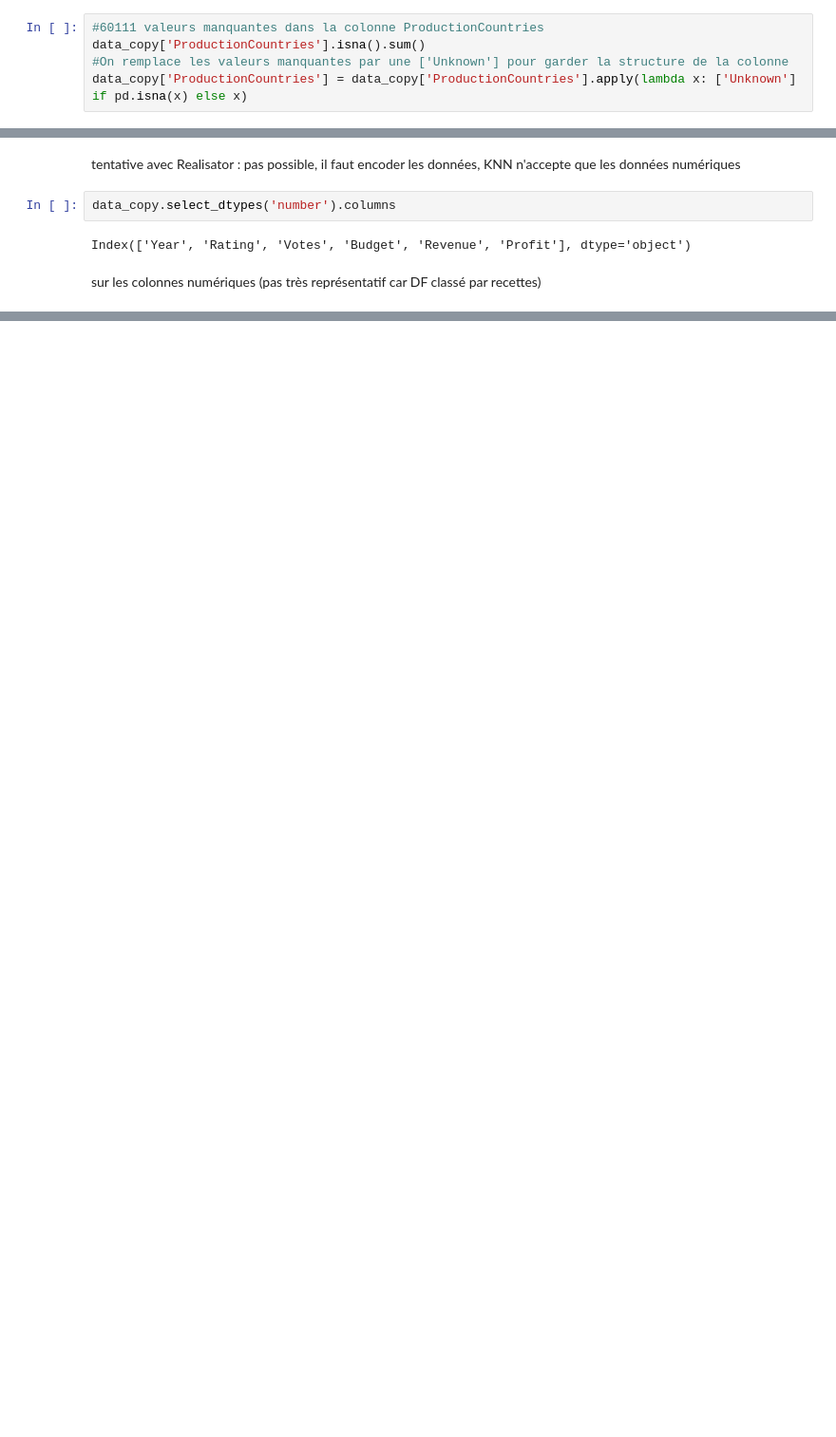
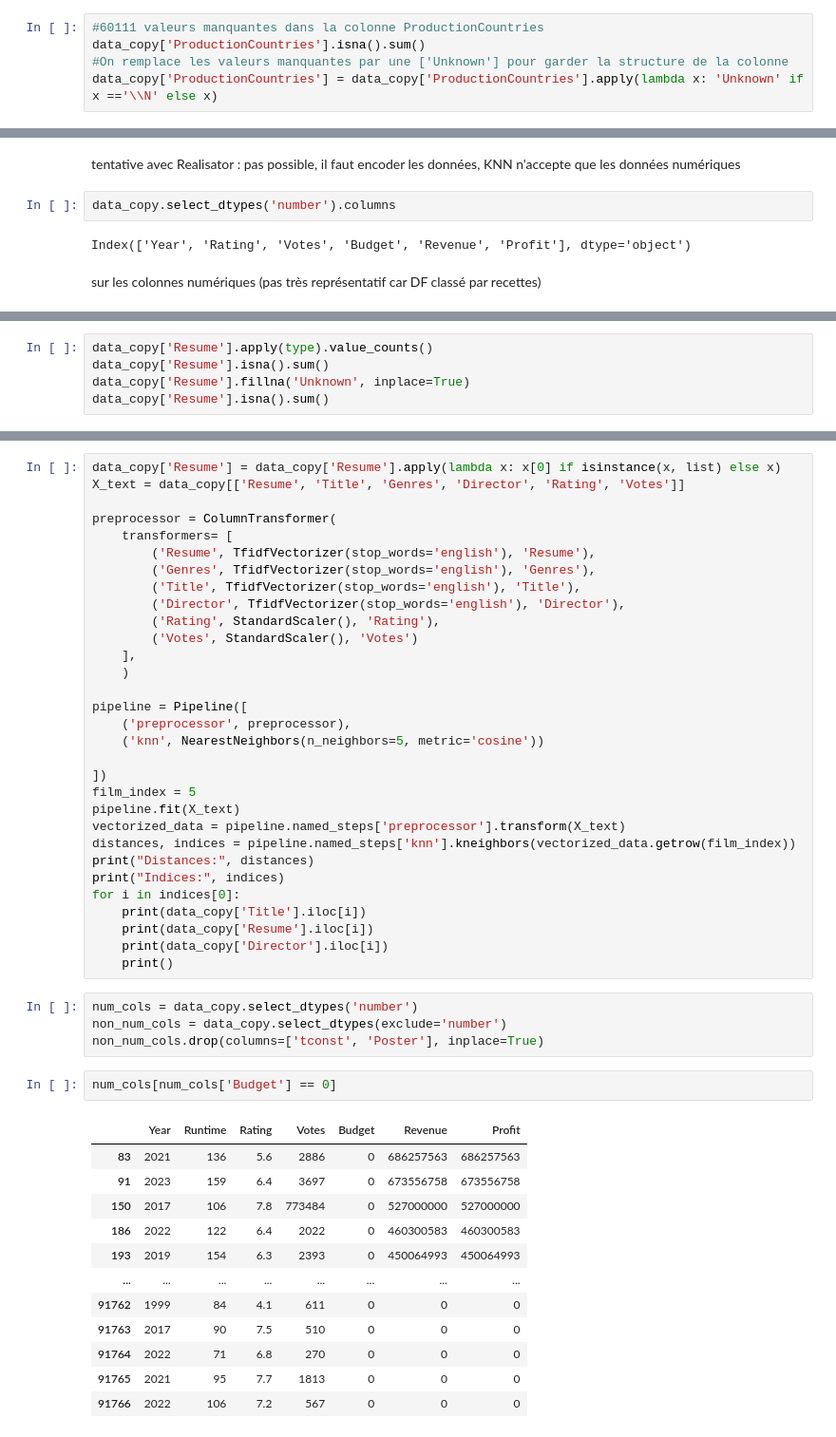
Before and after one commit to Jean-Patrick-Alcolea/Projet-2, a Jupyter notebook: notebooks/exploration KNN Antoine.ipynb, the cells around one changed output, grey strips where cells are left out. Shown at 95% size. Saved outputs shown, nothing was run; the diff lists cells and outputs as text; blank space fills up the shorter version.

Commit message:
CLEAN DATA

```diff
--- a/notebooks/exploration KNN Antoine.ipynb
+++ b/notebooks/exploration KNN Antoine.ipynb
@@ -72,4 +106,4 @@ memory usage: 13.2+ MB
 #60111 valeurs manquantes dans la colonne ProductionCountries
 data_copy['ProductionCountries'].isna().sum()
 #On remplace les valeurs manquantes par une ['Unknown'] pour garder la structure de la colonne
-data_copy['ProductionCountries'] = data_copy['ProductionCountries'].apply(lambda x: ['Unknown'] if pd.isna(x) else x)
+data_copy['ProductionCountries'] = data_copy['ProductionCountries'].apply(lambda x: 'Unknown' if x =='\\N' else x)
@@ -239,0 +303,5 @@ The Lord of the Rings: The Fellowship of the Ring
+# %%
+data_copy['Resume'].apply(type).value_counts()
+data_copy['Resume'].isna().sum()
+data_copy['Resume'].fillna('Unknown', inplace=True)
+data_copy['Resume'].isna().sum()
@@ -239,0 +340,50 @@ The Lord of the Rings: The Fellowship of the Ring
+# %%
+data_copy['Resume'] = data_copy['Resume'].apply(lambda x: x[0] if isinstance(x, list) else x)
+X_text = data_copy[['Resume', 'Title', 'Genres', 'Director', 'Rating', 'Votes']]
+
+preprocessor = ColumnTransformer(
+    transformers= [
+        ('Resume', TfidfVectorizer(stop_words='english'), 'Resume'),
+        ('Genres', TfidfVectorizer(stop_words='english'), 'Genres'),
+        ('Title', TfidfVectorizer(stop_words='english'), 'Title'),
+        ('Director', TfidfVectorizer(stop_words='english'), 'Director'),
+        ('Rating', StandardScaler(), 'Rating'),
+        ('Votes', StandardScaler(), 'Votes')
+    ],
+    )
+
+pipeline = Pipeline([
+    ('preprocessor', preprocessor),
+    ('knn', NearestNeighbors(n_neighbors=5, metric='cosine'))
+
+])
+film_index = 5
+pipeline.fit(X_text)
+vectorized_data = pipeline.named_steps['preprocessor'].transform(X_text)
+distances, indices = pipeline.named_steps['knn'].kneighbors(vectorized_data.getrow(film_index))
+print("Distances:", distances)
+print("Indices:", indices)
+for i in indices[0]:
+    print(data_copy['Title'].iloc[i])
+    print(data_copy['Resume'].iloc[i])
+    print(data_copy['Director'].iloc[i])
+    print()
+# %%
+num_cols = data_copy.select_dtypes('number')
+non_num_cols = data_copy.select_dtypes(exclude='number')
+non_num_cols.drop(columns=['tconst', 'Poster'], inplace=True)
+# %%
+num_cols[num_cols['Budget'] == 0]
+# %% [output]
+|  | Year | Runtime | Rating | Votes | Budget | Revenue | Profit |
+| 83 | 2021 | 136 | 5.6 | 2886 | 0 | 686257563 | 686257563 |
+| 91 | 2023 | 159 | 6.4 | 3697 | 0 | 673556758 | 673556758 |
+| 150 | 2017 | 106 | 7.8 | 773484 | 0 | 527000000 | 527000000 |
+| 186 | 2022 | 122 | 6.4 | 2022 | 0 | 460300583 | 460300583 |
+| 193 | 2019 | 154 | 6.3 | 2393 | 0 | 450064993 | 450064993 |
+| ... | ... | ... | ... | ... | ... | ... | ... |
+| 91762 | 1999 | 84 | 4.1 | 611 | 0 | 0 | 0 |
+| 91763 | 2017 | 90 | 7.5 | 510 | 0 | 0 | 0 |
+| 91764 | 2022 | 71 | 6.8 | 270 | 0 | 0 | 0 |
+| 91765 | 2021 | 95 | 7.7 | 1813 | 0 | 0 | 0 |
+| 91766 | 2022 | 106 | 7.2 | 567 | 0 | 0 | 0 |
```
Also changed, not shown: parts of 23 cells of this notebook.
